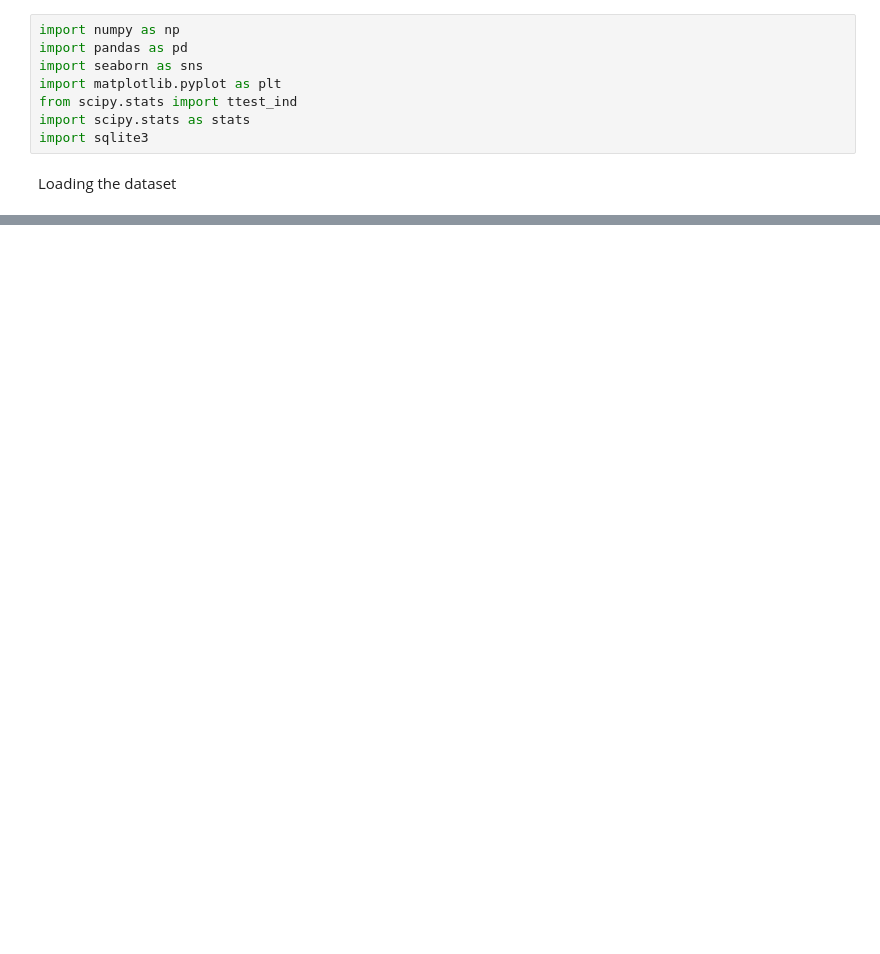
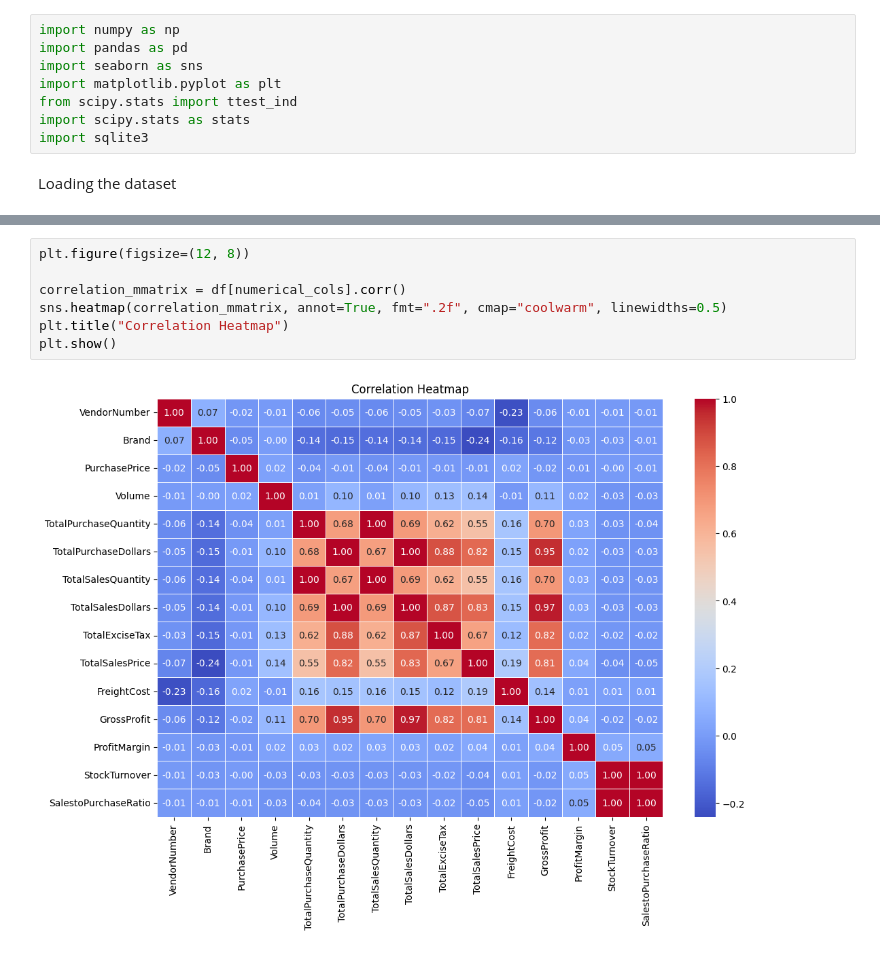
Before and after one commit to srinu-nayak/vendor-performance-project, a Jupyter notebook: vendor performance analysis.ipynb, the cells around one changed output, grey strips where cells are left out. Saved outputs shown, nothing was run; the diff lists cells and outputs as text; blank space fills up the shorter version.

```diff
--- a/vendor performance analysis.ipynb
+++ b/vendor performance analysis.ipynb
@@ -43,0 +87,9 @@ df.describe().T
+# %%
+plt.figure(figsize=(12, 8))
+
+correlation_mmatrix = df[numerical_cols].corr()
+sns.heatmap(correlation_mmatrix, annot=True, fmt=".2f", cmap="coolwarm", linewidths=0.5)
+plt.title("Correlation Heatmap")
+plt.show()
+# %% [output]
+[figure, added]
```
Also changed, not shown: parts of 28 cells of this notebook.
